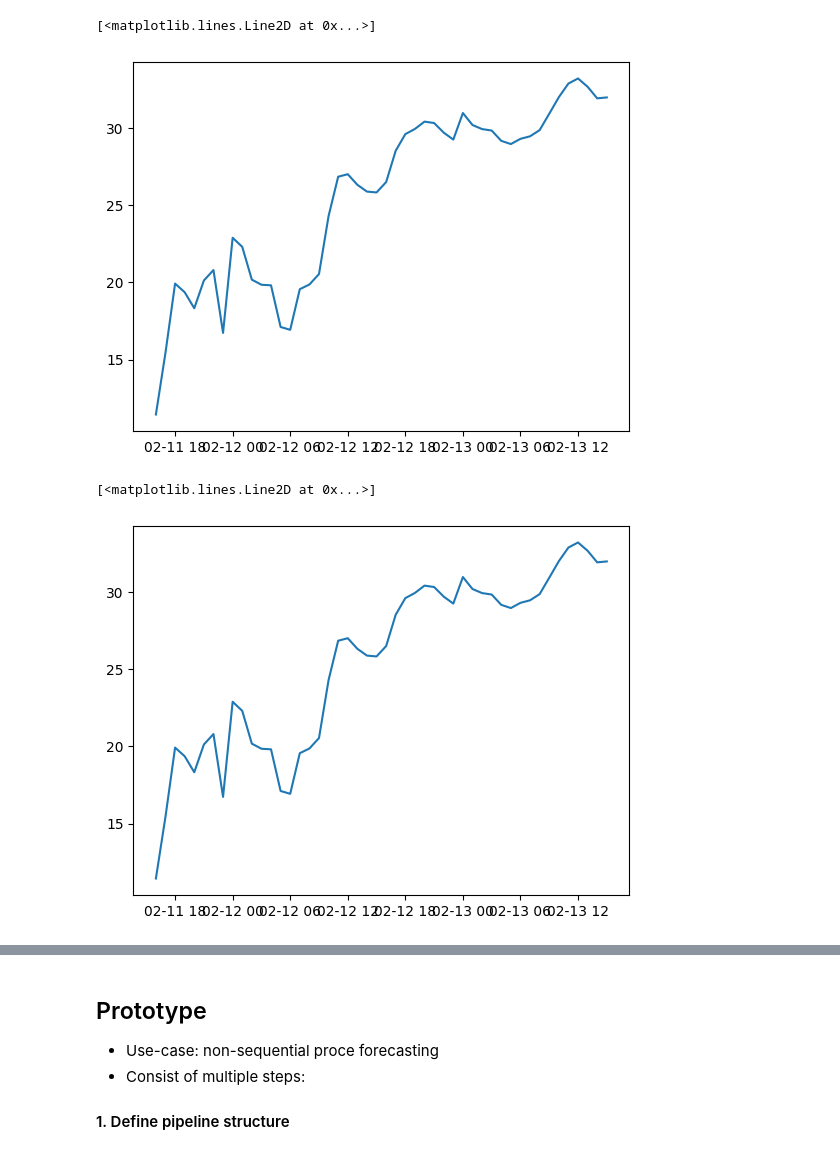
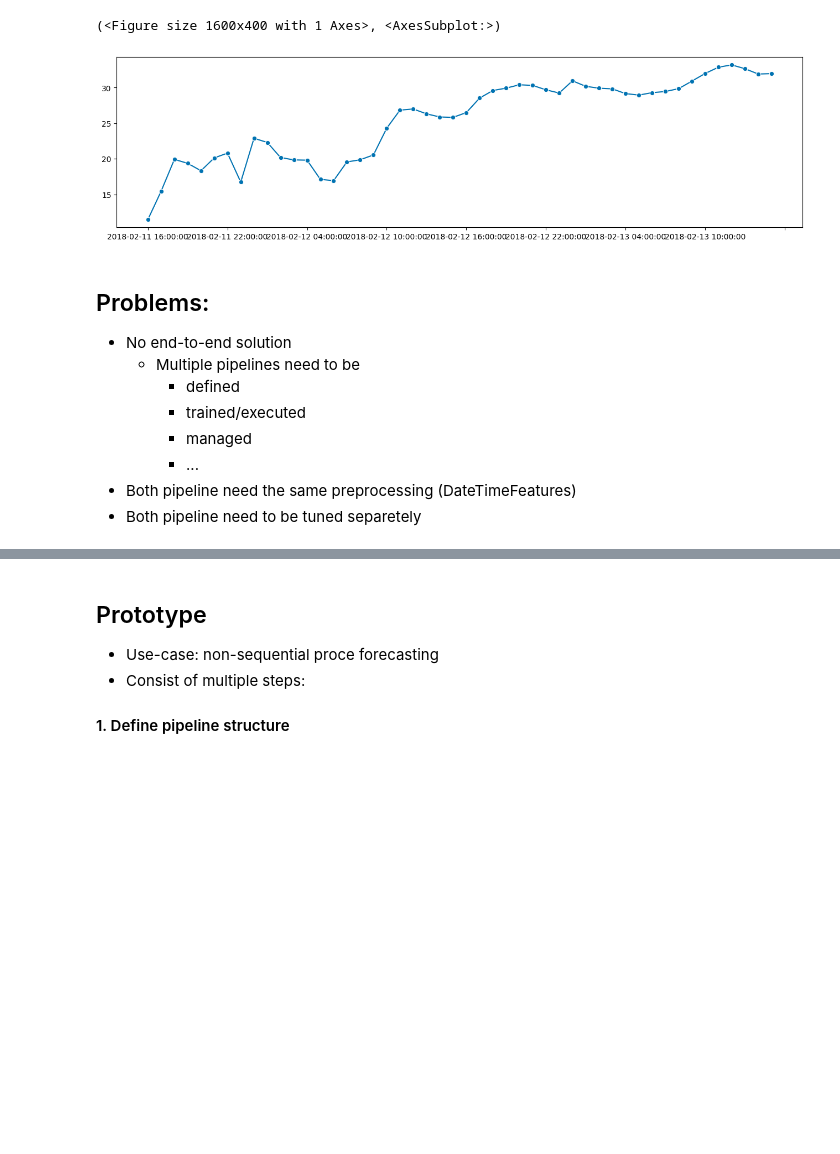
Before and after one commit to sktime/sktime-tutorial-pydata-global-2022, a Jupyter notebook: notebooks/non-sequential.ipynb, the cells around one changed output, grey strips where cells are left out. Drawn from its saved outputs; the diff is of its cells as text; code cells hidden in the pictures; blank space fills up the shorter version.

```diff
--- a/notebooks/non-sequential.ipynb
+++ b/notebooks/non-sequential.ipynb
@@ -92,20 +99,28 @@ plt.plot(predicted_load_test)
 # %%
 X = dt_features_train
 
 X["load"] = predicted_load_train
 price_pipe.fit(y_train, X=X)
 
 # Execute all to predict the future
 X = dt_features_test
 X["load"] = predicted_load_test
 predicted_price = price_pipe.predict(fh=fh, X=X)
 
-plt.plot(predicted_price)
+plot_series(predicted_price)
 # %% [output]
-[<matplotlib.lines.Line2D at 0x...>]
+(<Figure size 1600x400 with 1 Axes>, <AxesSubplot:>)
-[figure, old version]
+[figure, new version]
-[<matplotlib.lines.Line2D at 0x...>]
-[figure, removed]
+# %% [markdown]
+## Problems:
+* No end-to-end solution
+    * Multiple pipelines need to be
+        * defined
+        * trained/executed
+        * managed
+        * ...
+* Both pipeline need the same preprocessing (DateTimeFeatures)
+* Both pipeline need to be tuned separetely
 # %% [markdown]
 ### Alternnative: We use a Non-Sequential Pipeline
 * A non-sequential pipelines allows the
```
Also changed, not shown: parts of 5 cells of this notebook, 3 other files.
